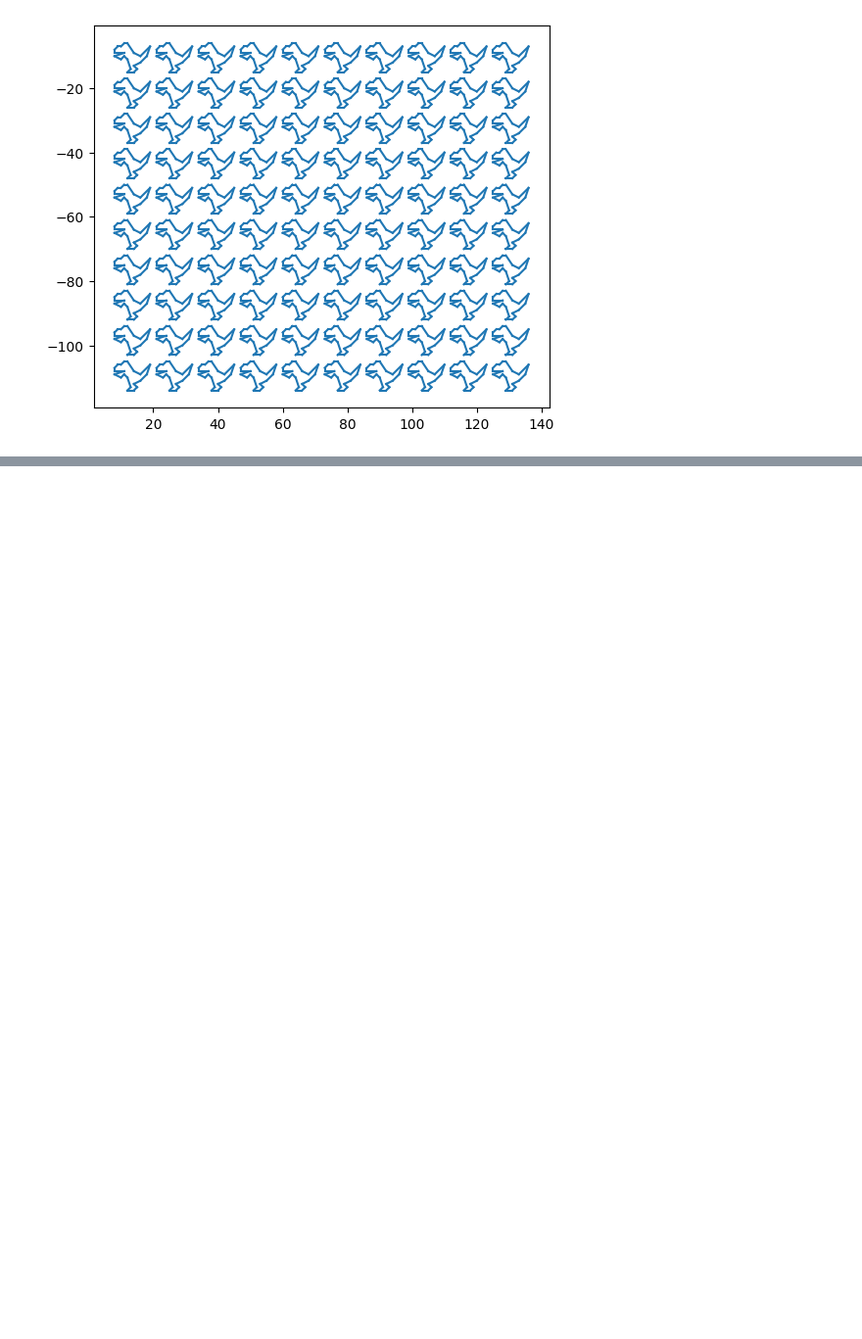
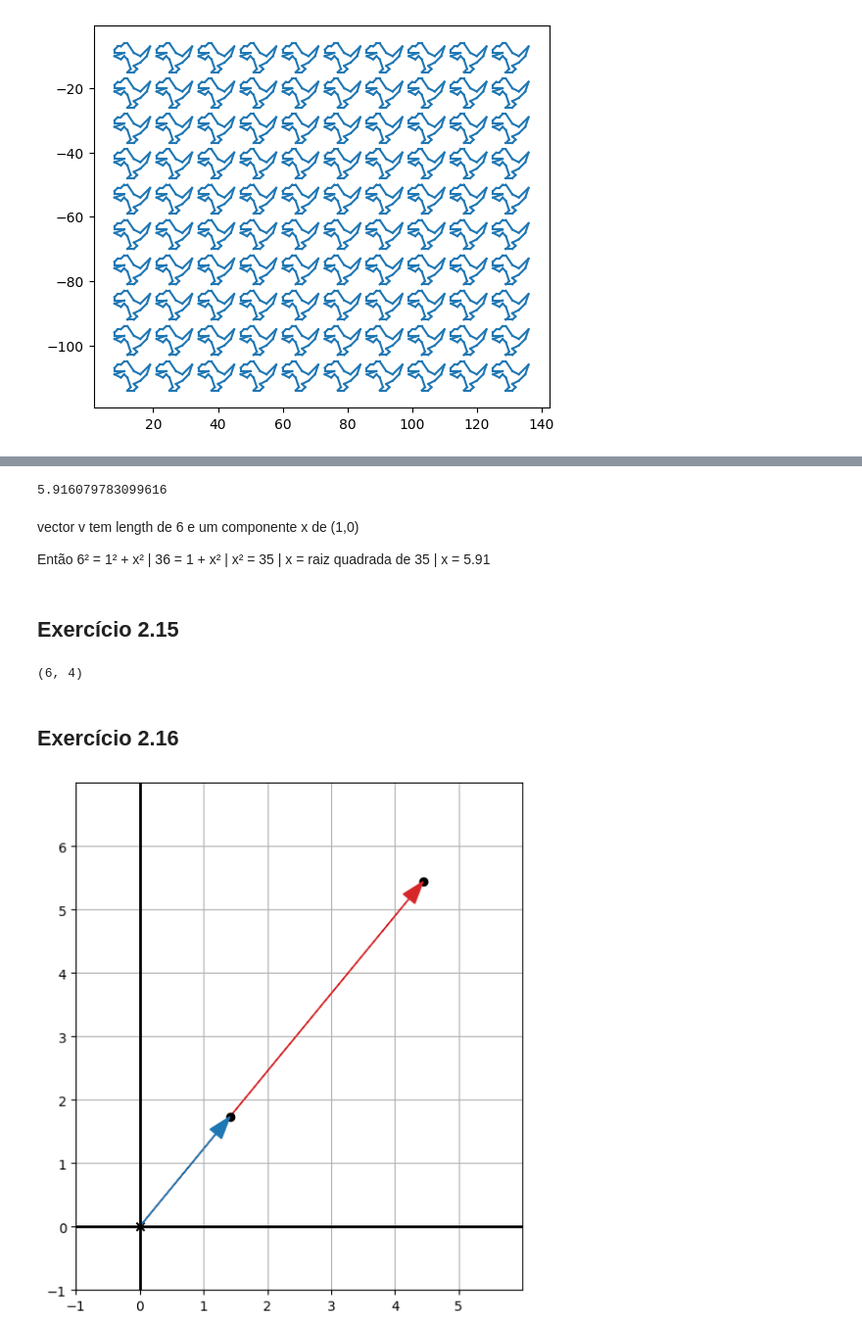
Before and after one commit to josinovmota/thinkatlas, a Jupyter notebook: labs/fundamentos_da_matemática/math_for_programmers.ipynb, the cells around one changed output, grey strips where cells are left out. Shown at 98% size. Saved outputs shown, nothing was run; the diff lists cells and outputs as text; code cells hidden in the pictures; blank space fills up the shorter version.

```diff
--- a/labs/fundamentos_da_matemática/math_for_programmers.ipynb
+++ b/labs/fundamentos_da_matemática/math_for_programmers.ipynb
@@ -132,0 +153,44 @@ draw(*lista_de_polygons, grid=None, axes=None, origin=None)
+# %%
+print(math.sqrt(35))
+# %% [output]
+5.916079783099616
+# %% [markdown]
+vector v tem length de 6 e um componente x de (1,0)
+
+Então 6² = 1² + x² | 36 = 1 + x² | x² = 35 | x = raiz quadrada de 35 | x = 5.91
+# %% [markdown]
+## Exercício 2.15
+# %%
+dino_vectors = [(6, 4), (3, 1), (1, 2), (-1, 5), (-2, 5), (-3, 4), (-4, 4), (-5, 3), (-5, 2), (-2, 2), (-5, 1), (-3, 0), (-2, 1), (-1, 0), (0, -3), (-1, -4), (1, -4), (2, -3), (1, -2), (3, -1), (5, 1)]
+
+def longest_vector_length(vectors):
+    maior_length = 0
+    indice_maior_length = 0
+
+    lista_length = [math.sqrt((v[0] ** 2) + (v[1] ** 2)) for v in vectors]
+
+    for indice, length in enumerate(lista_length):
+        maior_length = length if length > maior_length else maior_length
+        indice_maior_length = indice if length > maior_length else indice_maior_length
+
+    return vectors[indice_maior_length]
+
+print(longest_vector_length(dino_vectors))
+
+# Dei uma olhada na melhor forma de fazer essa questão e nas próximas vou consertar =)
+# %% [output]
+(6, 4)
+# %% [markdown]
+## Exercício 2.16
+# %%
+pi = 3.14159265359
+
+vector_w = (math.sqrt(2), math.sqrt(3))
+vector_w_with_pi_scalar = (math.sqrt(2) * pi, math.sqrt(3) * pi)
+
+draw(Points(vector_w_with_pi_scalar),
+     Arrow(vector_w_with_pi_scalar, (0,0)),
+     Points(vector_w),
+     Arrow(vector_w, (0,0), color=blue))
+# %% [output]
+[figure, added]
```
Also changed, not shown: parts of 8 cells of this notebook.
